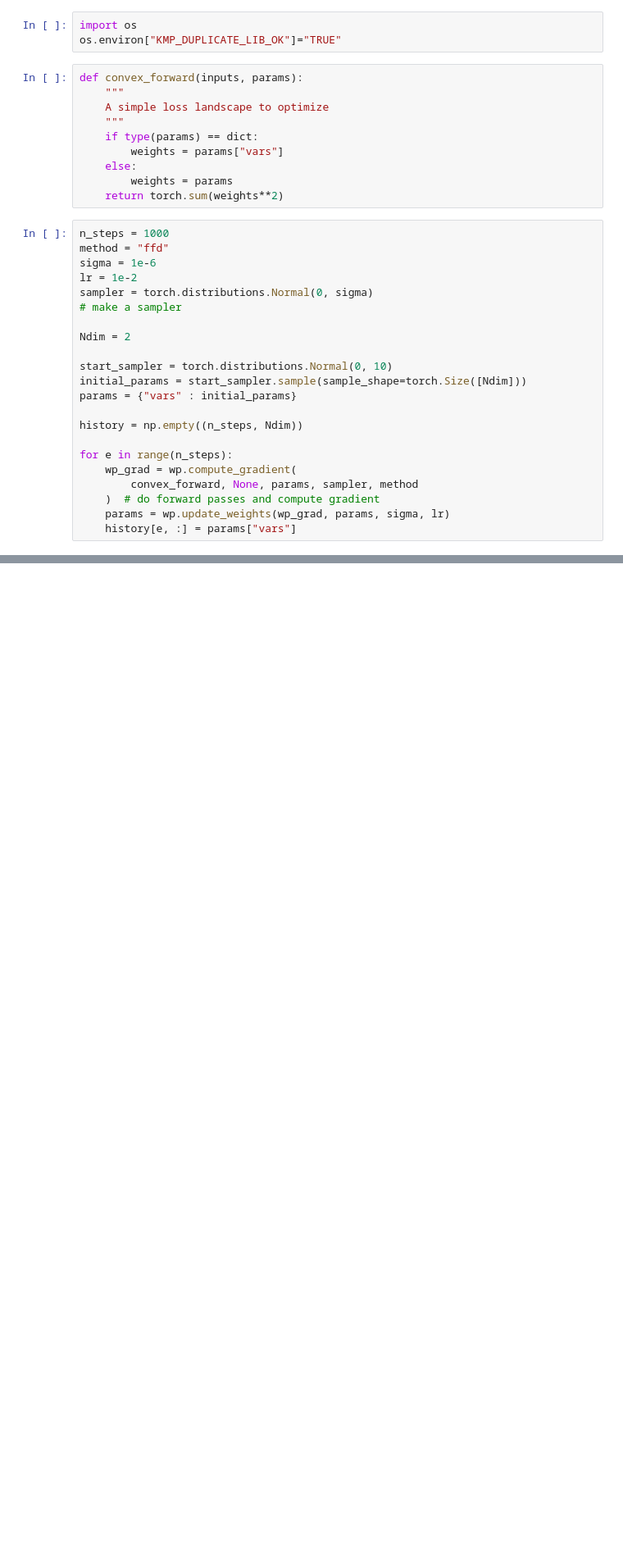
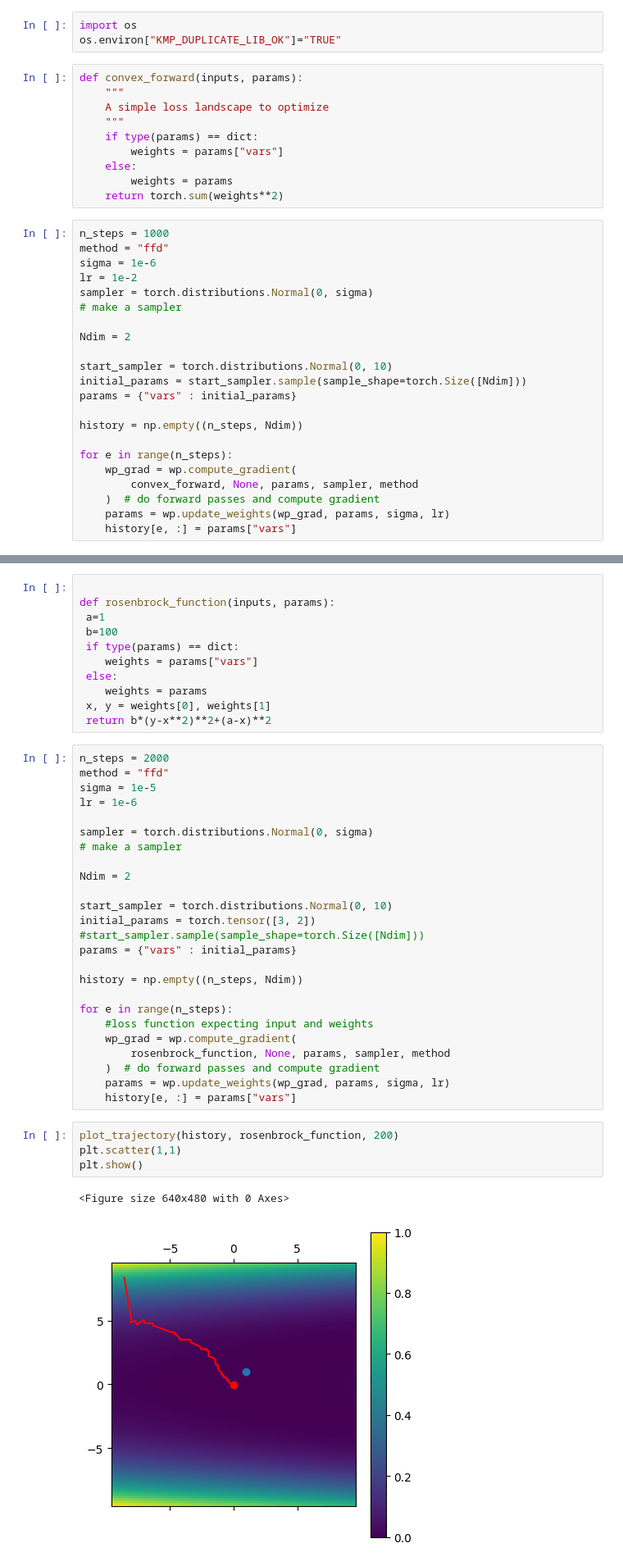
Before and after one commit to ellahas/snn-wp, a Jupyter notebook: optimization_testing.ipynb, the cells around one changed output, grey strips where cells are left out. Shown at 82% size. Cells and saved outputs as stored; diff of their text form; blank space fills up the shorter version.

Commit message:
Update optimization testing with rosenbrock func

```diff
--- a/optimization_testing.ipynb
+++ b/optimization_testing.ipynb
@@ -65,0 +77,42 @@ plt.show()
+# %%
+
+def rosenbrock_function(inputs, params):
+ a=1
+ b=100
+ if type(params) == dict:
+    weights = params["vars"]
+ else:
+    weights = params
+ x, y = weights[0], weights[1]
+ return b*(y-x**2)**2+(a-x)**2
+# %%
+n_steps = 2000
+method = "ffd"
+sigma = 1e-5
+lr = 1e-6
+
+sampler = torch.distributions.Normal(0, sigma)
+# make a sampler
+
+Ndim = 2
+
+start_sampler = torch.distributions.Normal(0, 10)
+initial_params = torch.tensor([3, 2])   #start_sampler.sample(sample_shape=torch.Size([Ndim]))
+params = {"vars" : initial_params}
+
+history = np.empty((n_steps, Ndim))
+
+for e in range(n_steps):
+    #loss function expecting input and weights
+    wp_grad = wp.compute_gradient(
+        rosenbrock_function, None, params, sampler, method
+    )  # do forward passes and compute gradient
+    params = wp.update_weights(wp_grad, params, sigma, lr)
+    history[e, :] = params["vars"]
+# %%
+plot_trajectory(history, rosenbrock_function, 200)
+plt.scatter(1,1)
+plt.show()
+# %% [output]
+<Figure size 640x480 with 0 Axes>
+[figure, added]
```
Also changed, not shown: parts of 5 cells of this notebook.
